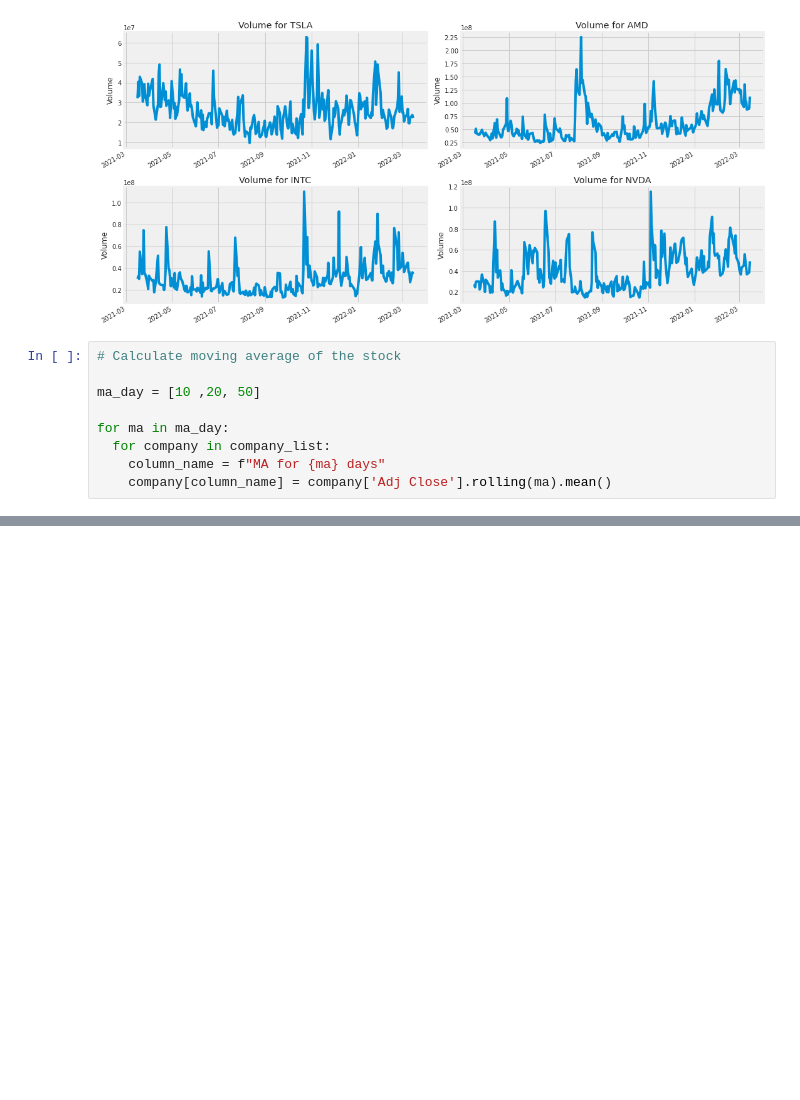
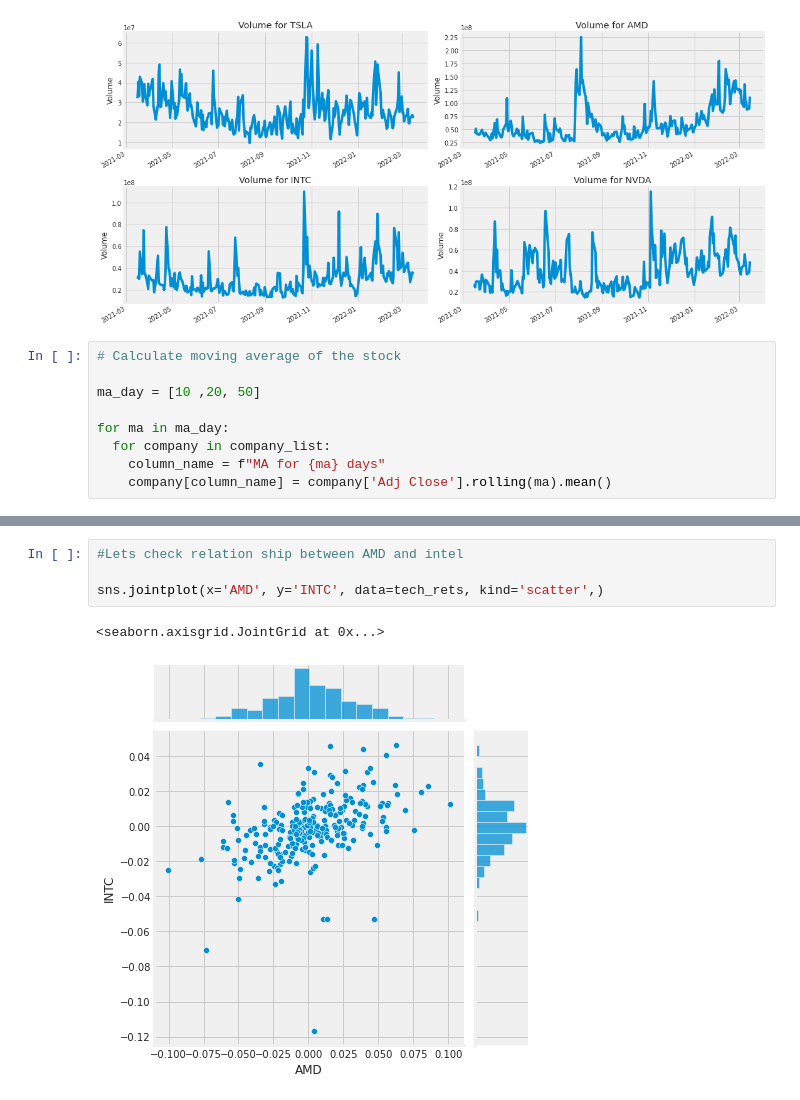
Before and after one commit to CID007/Tensorflow-practice, a Jupyter notebook: Time_series_stock_market.ipynb, the cells around one changed output, grey strips where cells are left out. Cells and saved outputs as stored; diff of their text form; blank space fills up the shorter version.

```diff
--- a/Time_series_stock_market.ipynb
+++ b/Time_series_stock_market.ipynb
@@ -241,0 +301,7 @@ RemoteDataError: ignored
+# %%
+#Lets check relation ship between AMD and intel
+
+sns.jointplot(x='AMD', y='INTC', data=tech_rets, kind='scatter',)
+# %% [output]
+<seaborn.axisgrid.JointGrid at 0x...>
+[figure, added]
```
Also changed, not shown: parts of 32 cells of this notebook.
